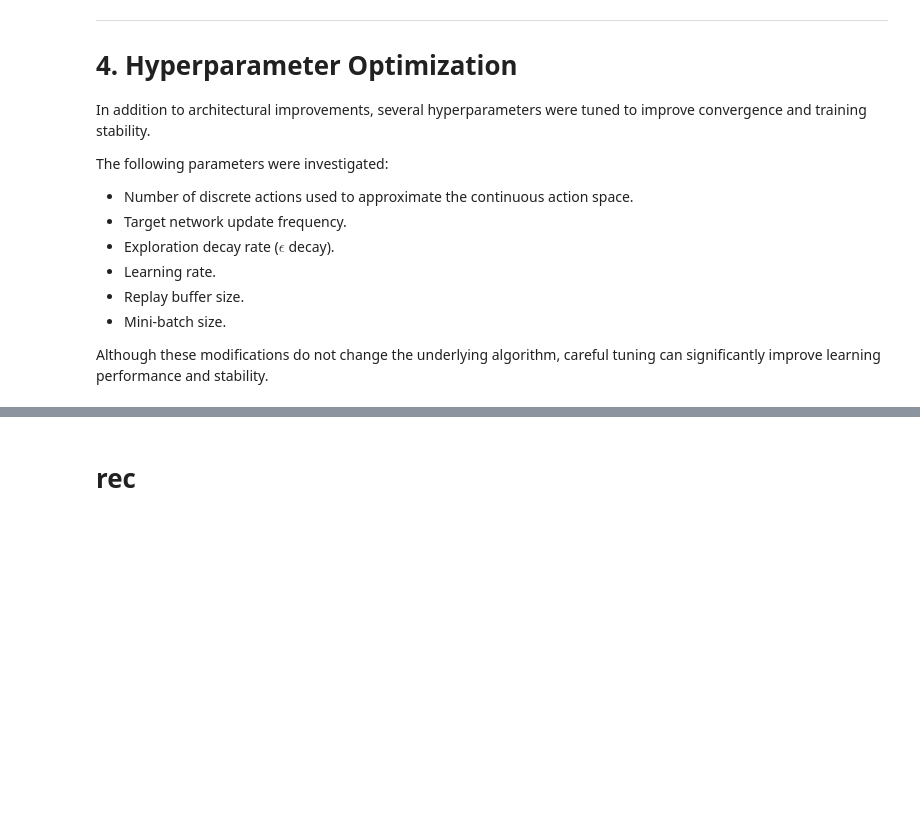
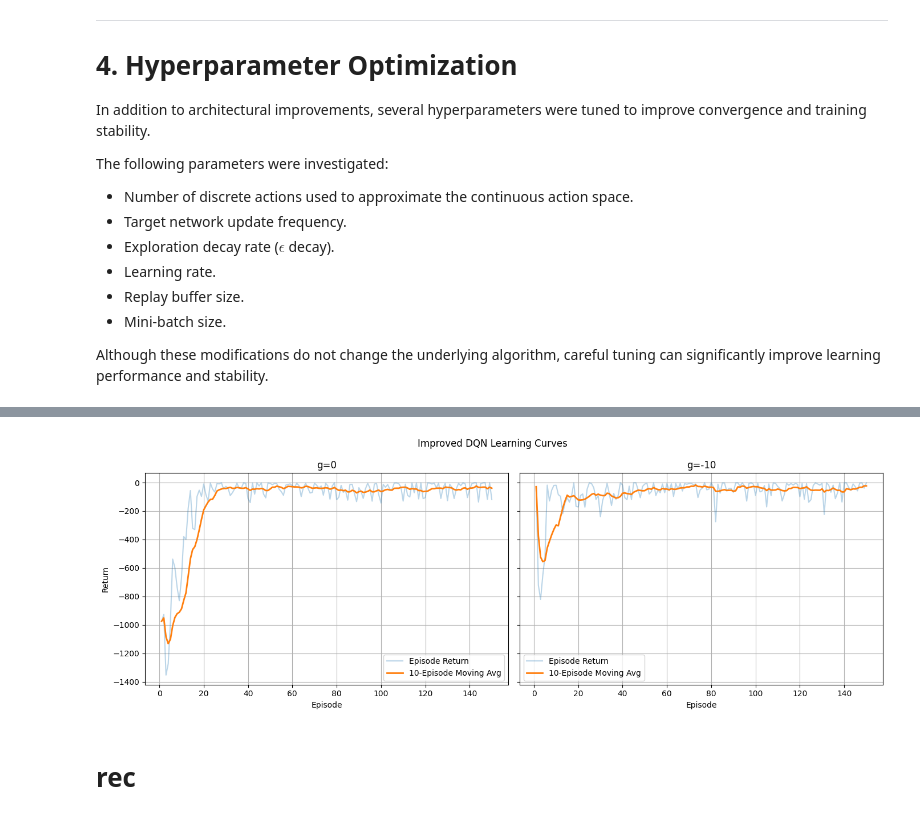
Before and after one commit to noodlebatteries124/deleca2, a Jupyter notebook: PtBJunHao.ipynb, the cells around one changed output, grey strips where cells are left out. Saved outputs shown, nothing was run; the diff lists cells and outputs as text; code cells hidden in the pictures; blank space fills up the shorter version.

```diff
--- a/PtBJunHao.ipynb
+++ b/PtBJunHao.ipynb
@@ -774,15 +777,15 @@ class DQN:
         self.BatchSize = config["batch_size"]
         self.Epsilon = config["epsilon"]
 
-        self.ReplayMemorySize = 10000
-        self.MinReplayMemory = 1000
-        self.UpdateTargetEveryThisEpisodes = 1
+        self.ReplayMemorySize = config["replay_memory_size"]
+        self.MinReplayMemory = config["min_replay_memory"]
+        self.UpdateTargetEveryThisEpisodes = config["target_update_every"]
 
         self.Main = self.CreateModel("Main")
         self.Target = self.CreateModel("Target")
         self.Target.set_weights(self.Main.get_weights())
 
-        self.Optimiser = Adam()
+        self.Optimiser = Adam(learning_rate=config["learning_rate"])
 
         self.ReplayMemory = deque(maxlen=self.ReplayMemorySize)
         self.TargetUpdateCounter = 0
@@ -1615,3 +1595,40 @@ plt.show()
+# %%
+import matplotlib.pyplot as plt
+import numpy as np
+
+fig, axes = plt.subplots(1, 2, figsize=(14,5), sharey=True)
+
+for ax, gravity_name in zip(axes, improved_results):
+
+    history = improved_results[gravity_name]
+    episodes = np.arange(1, len(history["returns"]) + 1)
+
+    ax.plot(
+        episodes,
+        history["returns"],
+        alpha=0.3,
+        label="Episode Return"
+    )
+
+    ax.plot(
+        episodes,
+        history["moving_avg_returns"],
+        linewidth=2,
+        label="10-Episode Moving Avg"
+    )
+
+    ax.set_title(gravity_name)
+    ax.set_xlabel("Episode")
+    ax.grid(True)
+    ax.legend()
+
+axes[0].set_ylabel("Return")
+
+plt.suptitle("Improved DQN Learning Curves")
+plt.tight_layout()
+plt.show()
+# %% [output]
+[figure, added]
 # %% [markdown]
 # rec
 # %%
```
Also changed, not shown: parts of 13 cells of this notebook, 6 other files.
